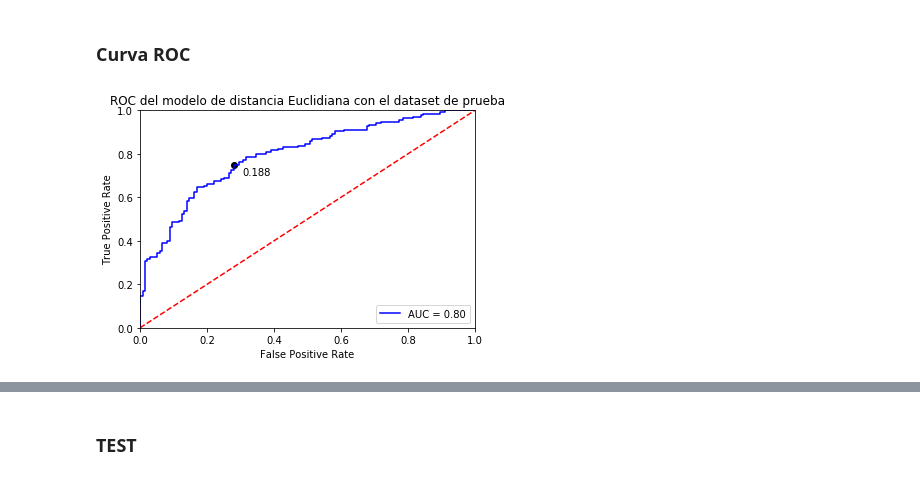
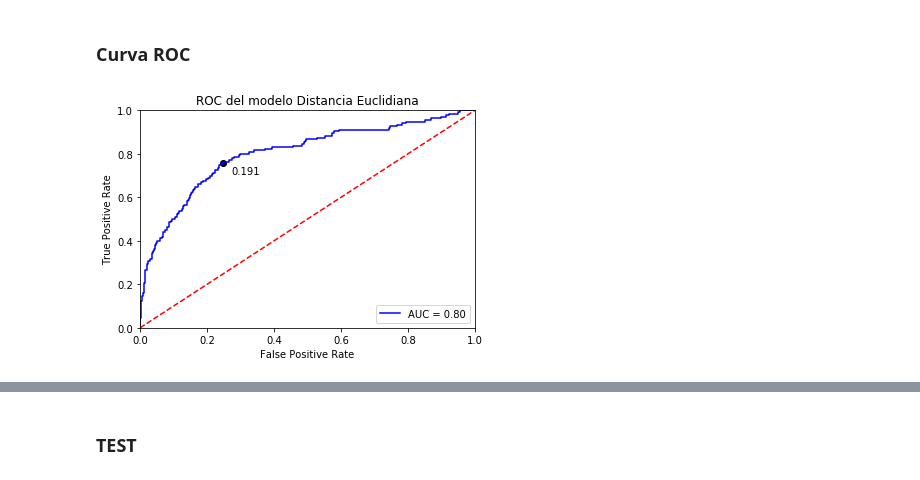
Before and after one commit to aronlo/tesis, a Jupyter notebook: euclidean_distance_final_metodology_v2.ipynb, the cells around one changed output, grey strips where cells are left out. Saved outputs shown, nothing was run; the diff lists cells and outputs as text; code cells hidden in the pictures.

```diff
--- a/euclidean_distance_final_metodology_v2.ipynb
+++ b/euclidean_distance_final_metodology_v2.ipynb
@@ -226,7 +264,7 @@ def plotCurveROC_Threshold(genuine_scores, impostor_scores, threshold_value , th
 # %% [markdown]
 ### Registros de Usuarios
 # %%
-df = pd.read_csv('./data/lo/records_c.csv', parse_dates=['date'])
+df = pd.read_csv('./data/lo/11_17/records.csv', parse_dates=['date'])
 df.drop(columns=['__v'], inplace = True)
 
 df = df[df.valid == True]
@@ -605,7 +643,7 @@ for index, row in dev_users.iterrows():
     temp_obj = {}
 
     #user id del registro actual del subdataset de test
-    current_user_id = row[0]
+    current_user_id = row[1]
 
     #Vector de tiempo del registro actual del subdataset de test
     current_data = row[3:]
@@ -671,7 +709,7 @@ for subject in subjects:
 
     countGenuineRecords = genuine_data.shape[0]
 
-    impostor_data = dev_users[(dev_users['belongedUserId'] == subject) & (dev_users['belongedUserId'] != dev_users['performedUserId'])].sample(n= countGenuineRecords, random_state=43)
+    impostor_data = dev_users[(dev_users['belongedUserId'] == subject) & (dev_users['belongedUserId'] != dev_users['performedUserId'])]#.sample(n= countGenuineRecords, random_state=43)
 
     #Para cada registro del subdataset de dev
     for index, row in genuine_data.iterrows():
@@ -814,7 +846,7 @@ for subject in subjects:
 
     countGenuineRecords = genuine_data.shape[0]
 
-    impostor_data = test_users[(test_users['belongedUserId'] == subject) & (test_users['belongedUserId'] != test_users['performedUserId'])].sample(n= countGenuineRecords, random_state=43)
+    impostor_data = test_users[(test_users['belongedUserId'] == subject) & (test_users['belongedUserId'] != test_users['performedUserId'])]#.sample(n= countGenuineRecords, random_state=43)
 
     #Para cada registro del subdataset de test
     for index, row in genuine_data.iterrows():
@@ -847,7 +879,6 @@ for subject in subjects:
         else:
             temp_obj["y_test"] = "impostor"
 
-
         users_evaluation_test.append(temp_obj)
 
 users_evaluation_test = pd.DataFrame(users_evaluation_test)
@@ -896,15 +927,15 @@ accuracy_score(y_test_test, y_pred_test)
 # %%
 #Obtenemos la listas de scores de los registros que deberian de catalogarse como genuinos por los modelos
 genuine_scores_test = list(users_evaluation_test.loc[users_evaluation_test.y_test == "genuine", "std_score"])
 
 #Obtenemos la listas de scores de los registros que deberian de catalogarse como impostores por los modelos
 impostor_scores_test = list(users_evaluation_test.loc[users_evaluation_test.y_test == "impostor", "std_score"])
 
 thresh_x, thresh_y, _ = find_fpr_and_tpr_given_a_threshold(genuine_scores_test, impostor_scores_test, thresh_dev)
 
 thresh_std = round(thresh_dev.tolist(), 3)
 
 #Ploteamos la curva ROC
-plotCurveROC_Threshold( genuine_scores_test, impostor_scores_test, thresh_std, thresh_x, thresh_y, "black",  title = "ROC del modelo de distancia Euclidiana con el dataset de prueba")
+plotCurveROC_Threshold( genuine_scores_test, impostor_scores_test, thresh_std, thresh_x, thresh_y, "black",  title = f'ROC del modelo {model_name}')
 # %% [output]
-[figure, old version]
+[figure, new version]
```
Also changed, not shown: parts of 20 cells of this notebook, 11 other files.
